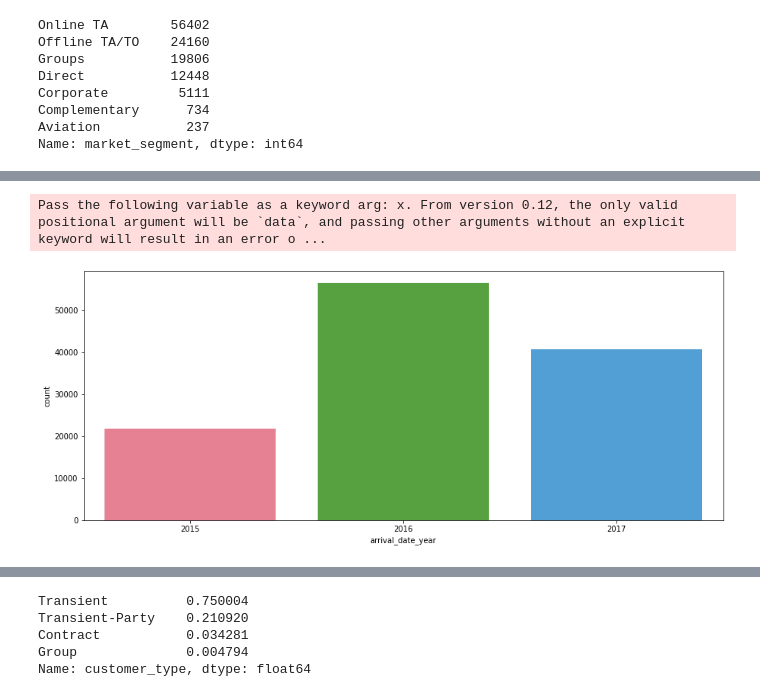
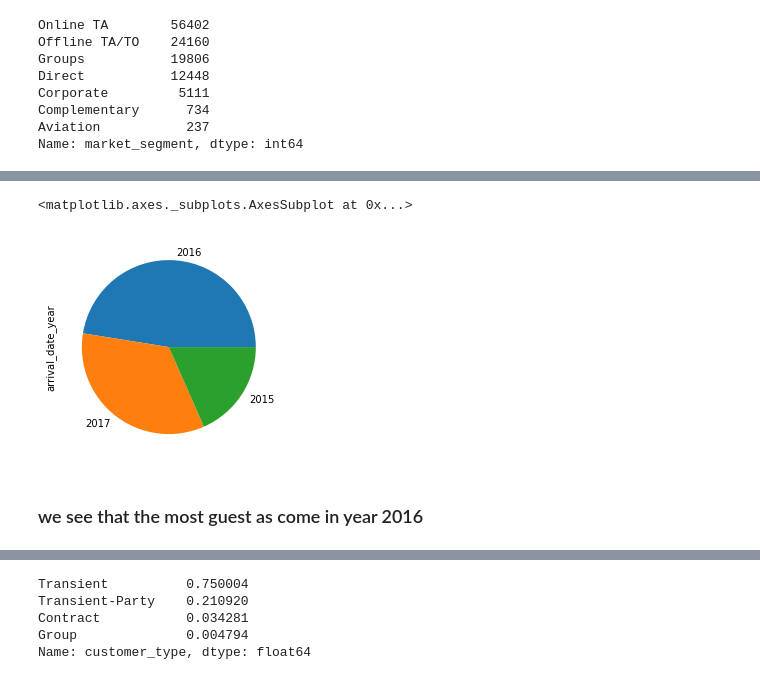
Before and after one commit to Mk-singh55555/Hotel-booking-analysis, a Jupyter notebook: By_me_Hotel_Booking_Analysis_Capstone_Project.ipynb, the cells around one changed output, grey strips where cells are left out. Drawn from its saved outputs; the diff is of its cells as text; code cells hidden in the pictures.

```diff
--- a/By_me_Hotel_Booking_Analysis_Capstone_Project.ipynb
+++ b/By_me_Hotel_Booking_Analysis_Capstone_Project.ipynb
@@ -376,7 +426,0 @@ Name: arrival_date_year, dtype: int64
-# %%
-plt.figure(figsize=(15,6))
-sns.countplot(hotel_data['arrival_date_year'],palette='husl')
-plt.show()
-# %% [output]
-Pass the following variable as a keyword arg: x. From version 0.12, the only valid positional argument will be `data`, and passing other arguments without an explicit keyword will result in an error o ...
-[figure, removed]
@@ -393,0 +427,7 @@ Pass the following variable as a keyword arg: x. From version 0.12, the only val
+# %%
+hotel_data['arrival_date_year'].value_counts().plot.pie()
+# %% [output]
+<matplotlib.axes._subplots.AxesSubplot at 0x...>
+[figure, added]
+# %% [markdown]
+### we see that the most guest as come in year 2016
```
Also changed, not shown: parts of 74 cells of this notebook.
